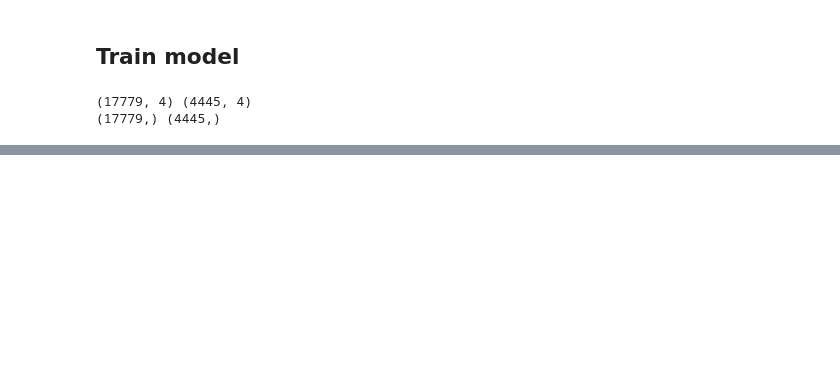
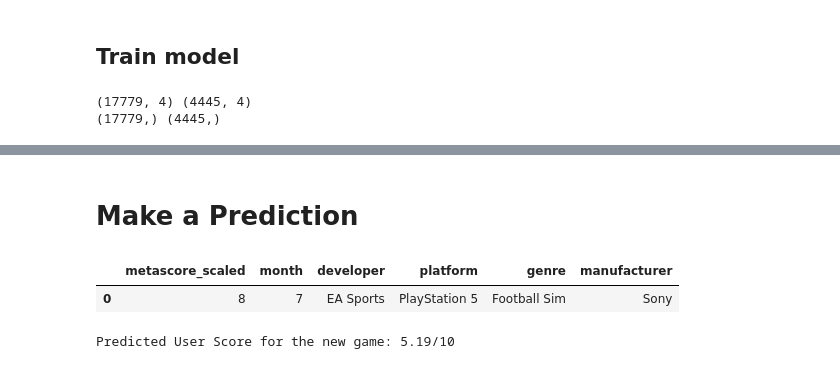
Before and after one commit to StadynR/metacritic-reviews-dataset, a Jupyter notebook: metacritic_model.ipynb, the cells around one changed output, grey strips where cells are left out. Cells and saved outputs as stored; diff of their text form; code cells hidden in the pictures; blank space fills up the shorter version.

```diff
--- a/metacritic_model.ipynb
+++ b/metacritic_model.ipynb
@@ -874,0 +518,18 @@ Your enhanced model successfully predicts user scores within ±0.78 points on av
+# %% [markdown]
+# Make a Prediction
+# %%
+# Predict a new game example
+new_game = {
+    'metascore_scaled': 8,  # Example Metascore
+    'month': 7,  # November release
+    'developer': "EA Sports",  # Example developer
+    'platform': "PlayStation 5",  # Example platform
+    'genre': "Football Sim",  # Example genre
+    'manufacturer': "Sony",  # Example manufacturer
+}
+
+new_game_df = pd.DataFrame([new_game])
+new_game_df
+# %% [output]
+|  | metascore_scaled | month | developer | platform | genre | manufacturer |
+| 0 | 8 | 7 | EA Sports | PlayStation 5 | Football Sim | Sony |
@@ -874,0 +556,5 @@ Your enhanced model successfully predicts user scores within ±0.78 points on av
+# %%
+predicted_user_score = predict_game_score(new_game)
+print(f"\nPredicted User Score for the new game: {predicted_user_score:.2f}/10")
+# %% [output]
+Predicted User Score for the new game: 5.19/10
```
Also changed, not shown: parts of 22 cells of this notebook.
